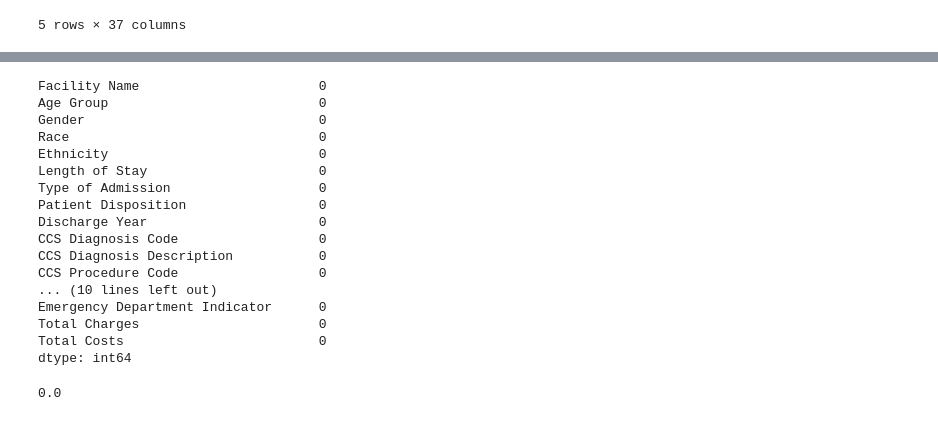
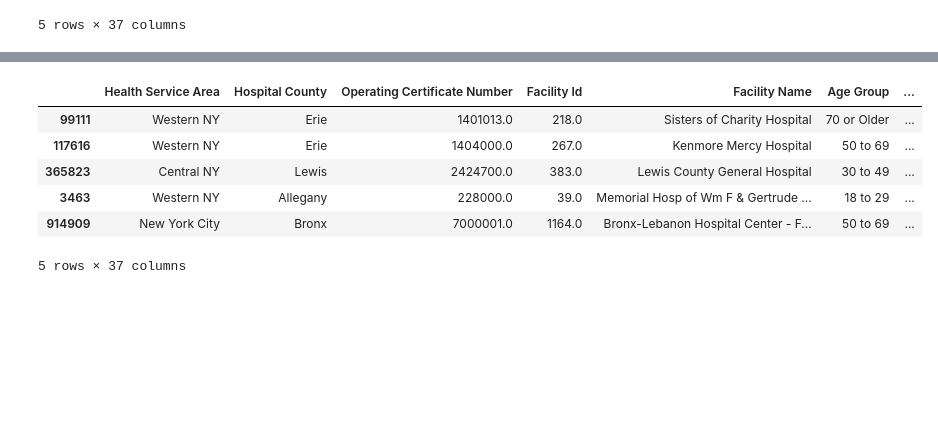
Before and after one commit to deepjyotiroy079/MinorProject, a Jupyter notebook: Minor_Project.ipynb, the cells around one changed output, grey strips where cells are left out. Cells and saved outputs as stored; diff of their text form; code cells hidden in the pictures; blank space fills up the shorter version.

```diff
--- a/Minor_Project.ipynb
+++ b/Minor_Project.ipynb
@@ -93,32 +20,3 @@ columns_with_na_dropped.head()
-# %%
-# checking for missing values
-
-missing_values_count = columns_with_na_dropped.isnull().sum()
-missing_values_count
-# %% [output]
-Facility Name                       0
-Age Group                           0
-Gender                              0
-Race                                0
-Ethnicity                           0
-Length of Stay                      0
-Type of Admission                   0
-Patient Disposition                 0
-Discharge Year                      0
-CCS Diagnosis Code                  0
-CCS Diagnosis Description           0
-CCS Procedure Code                  0
-... (10 lines left out)
-Emergency Department Indicator      0
-Total Charges                       0
-Total Costs                         0
-dtype: int64
-# %%
-# how many total missing values do we have?
-total_cells = np.product(columns_with_na_dropped.shape)
-total_missing = missing_values_count.sum()
-
-# percent of data that is missing
-(total_missing/total_cells) * 100
-# %% [output]
-0.0
+# %%
+# creating a DataFrame
+data = pd.DataFrame(los_data).dropna(axis=0, how='any', thresh=None, subset=None, inplace=False)
@@ -124,0 +25,10 @@ total_missing = missing_values_count.sum()
+# %%
+data.sample(5)
+# %% [output]
+|  | Health Service Area | Hospital County | Operating Certificate Number | Facility Id | Facility Name | Age Group | ... |
+| 99111 | Western NY | Erie | 1401013.0 | 218.0 | Sisters of Charity Hospital | 70 or Older | ... |
+| 117616 | Western NY | Erie | 1404000.0 | 267.0 | Kenmore Mercy Hospital | 50 to 69 | ... |
+| 365823 | Central NY | Lewis | 2424700.0 | 383.0 | Lewis County General Hospital | 30 to 49 | ... |
+| 3463 | Western NY | Allegany | 228000.0 | 39.0 | Memorial Hosp of Wm F & Gertrude ... | 18 to 29 | ... |
+| 914909 | New York City | Bronx | 7000001.0 | 1164.0 | Bronx-Lebanon Hospital Center - F... | 50 to 69 | ... |
+5 rows × 37 columns
```
Also changed, not shown: parts of 17 cells of this notebook.
